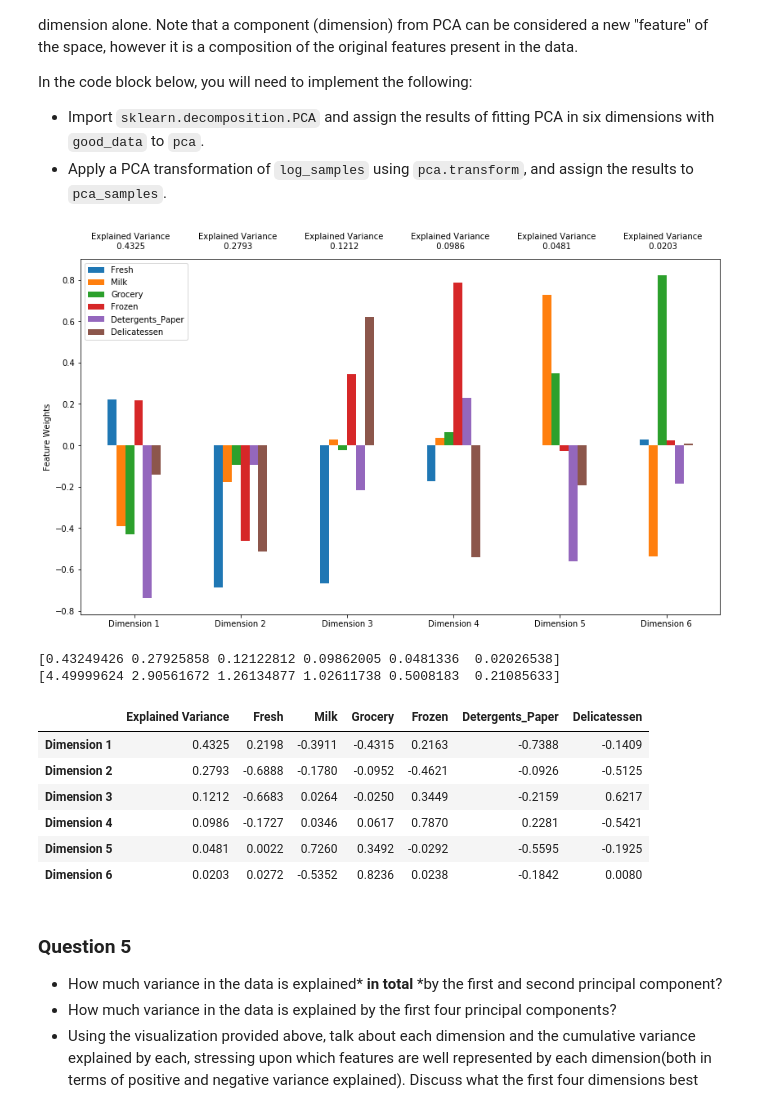
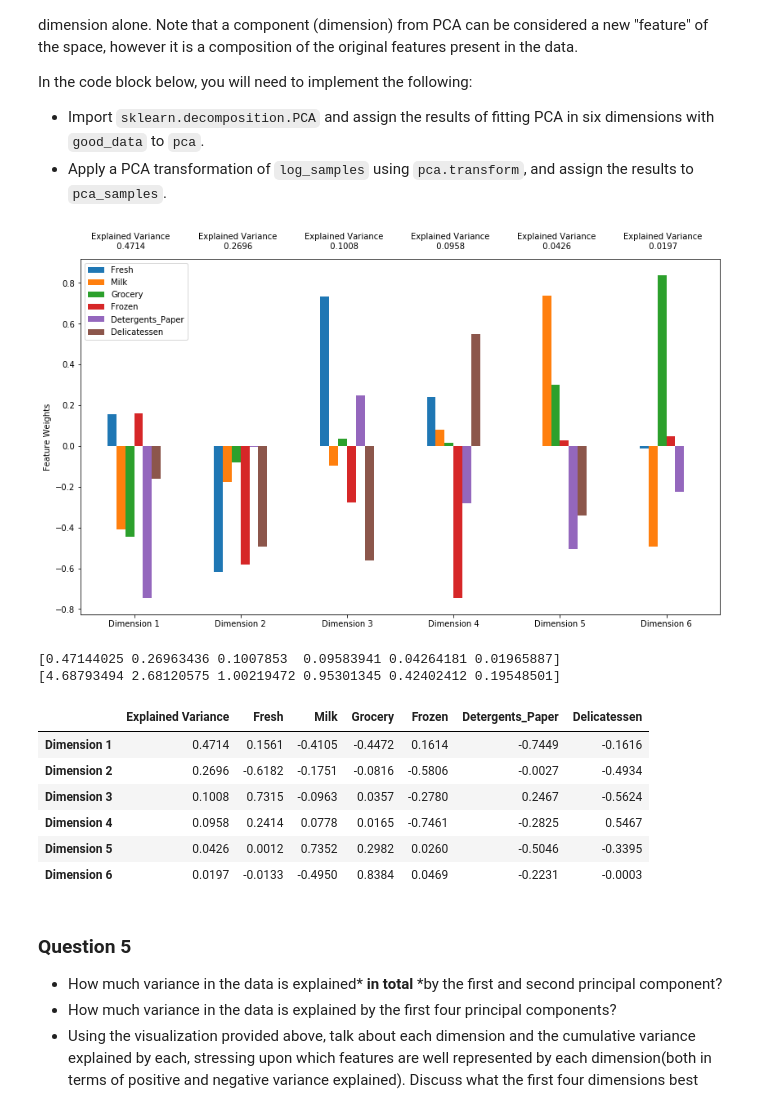
Before and after one commit to Cruzzor/MLDN-customer_segments, a Jupyter notebook: customer_segments.ipynb, the cells around one changed output. Drawn from its saved outputs; the diff is of its cells as text; code cells hidden in the pictures.

```diff
--- a/customer_segments.ipynb
+++ b/customer_segments.ipynb
@@ -278,12 +278,12 @@ for feature in log_data.keys():
     outs.append(outlier_df.index.tolist())
 
 # OPTIONAL: Select the indices for data points you wish to remove
-outliers  = [86, 154, 325, 75, 161, 343]
+outliers  = [66, 75, 95, 109, 128, 142, 187, 218, 338]
 
 # Remove the outliers, if any were specified
 good_data = log_data.drop(log_data.index[outliers]).reset_index(drop = True)
 
-# Find instances that outliers for more than one feature
+# Find instances that are outliers for more than one feature
 outs = [item for sublist in outs for item in sublist]
 set([x for x in outs if outs.count(x) > 1])
 # %% [output]
@@ -375,30 +379,30 @@ In the code block below, you will need to implement the following:
 # %%
 from sklearn.decomposition import PCA
 
 # TODO: Apply PCA by fitting the good data with the same number of dimensions as features
-pca = PCA(n_components=6)
+pca = PCA(n_components=6).fit(good_data)
 
 # TODO: Transform log_samples using the PCA fit above
-pca_samples = pca.fit_transform(good_data)
+pca_samples = pca.transform(log_samples)
 
 # Generate PCA results plot
 pca_results = vs.pca_results(good_data, pca)
 # %% [output]
-[figure, old version]
+[figure, new version]
 # %%
 print(pca.explained_variance_ratio_)
 print(pca.explained_variance_)
 pca_results
 # %% [output]
-[0.43249426 0.27925858 0.12122812 0.09862005 0.0481336  0.02026538]
-[4.49999624 2.90561672 1.26134877 1.02611738 0.5008183  0.21085633]
+[0.47144025 0.26963436 0.1007853  0.09583941 0.04264181 0.01965887]
+[4.68793494 2.68120575 1.00219472 0.95301345 0.42402412 0.19548501]
 |  | Explained Variance | Fresh | Milk | Grocery | Frozen | Detergents_Paper | Delicatessen |
-| Dimension 1 | 0.4325 | 0.2198 | -0.3911 | -0.4315 | 0.2163 | -0.7388 | -0.1409 |
-| Dimension 2 | 0.2793 | -0.6888 | -0.1780 | -0.0952 | -0.4621 | -0.0926 | -0.5125 |
-| Dimension 3 | 0.1212 | -0.6683 | 0.0264 | -0.0250 | 0.3449 | -0.2159 | 0.6217 |
-| Dimension 4 | 0.0986 | -0.1727 | 0.0346 | 0.0617 | 0.7870 | 0.2281 | -0.5421 |
-| Dimension 5 | 0.0481 | 0.0022 | 0.7260 | 0.3492 | -0.0292 | -0.5595 | -0.1925 |
-| Dimension 6 | 0.0203 | 0.0272 | -0.5352 | 0.8236 | 0.0238 | -0.1842 | 0.0080 |
+| Dimension 1 | 0.4714 | 0.1561 | -0.4105 | -0.4472 | 0.1614 | -0.7449 | -0.1616 |
+| Dimension 2 | 0.2696 | -0.6182 | -0.1751 | -0.0816 | -0.5806 | -0.0027 | -0.4934 |
+| Dimension 3 | 0.1008 | 0.7315 | -0.0963 | 0.0357 | -0.2780 | 0.2467 | -0.5624 |
+| Dimension 4 | 0.0958 | 0.2414 | 0.0778 | 0.0165 | -0.7461 | -0.2825 | 0.5467 |
+| Dimension 5 | 0.0426 | 0.0012 | 0.7352 | 0.2982 | 0.0260 | -0.5046 | -0.3395 |
+| Dimension 6 | 0.0197 | -0.0133 | -0.4950 | 0.8384 | 0.0469 | -0.2231 | -0.0003 |
 # %% [markdown]
 ### Question 5
 
```
Also changed, not shown: parts of 10 cells of this notebook, 2 other files.
